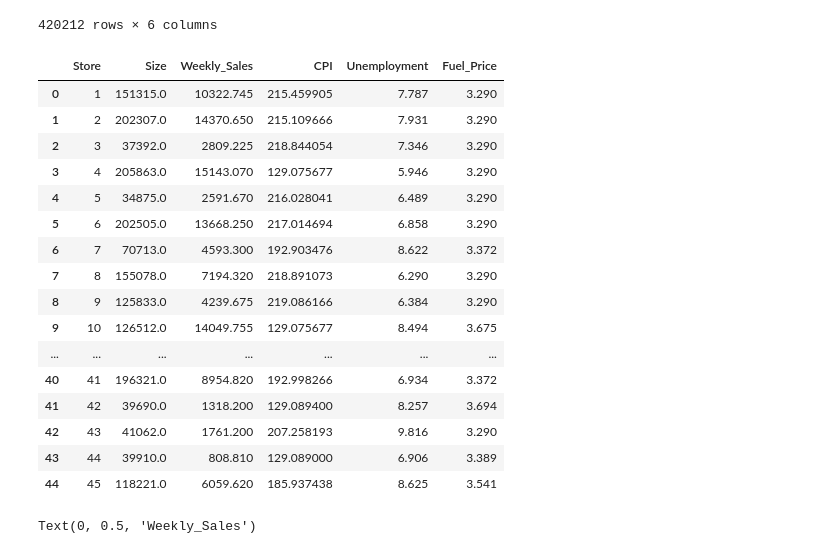
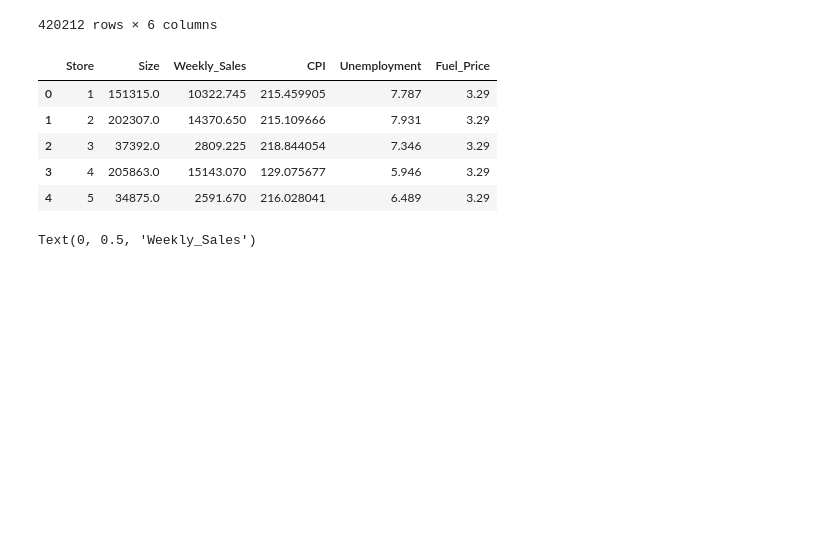
Before and after one commit to jangInw007/A4-Data-Analytics-and-Modeling, a Jupyter notebook: Group_A4_Data_Analytics_and_Modeling.ipynb, the cells around one changed output. Drawn from its saved outputs; the diff is of its cells as text; code cells hidden in the pictures; blank space fills up the shorter version.

```diff
--- a/Group_A4_Data_Analytics_and_Modeling.ipynb
+++ b/Group_A4_Data_Analytics_and_Modeling.ipynb
@@ -399,27 +399,16 @@ df1
 # %%
 # Calculate the mean of all columns in df1, grouped by Store
 df2 = df1.groupby('Store').median()
 
 # Display the result
-display(df2.reset_index())
+display(df2.reset_index().head())
 # %% [output]
 |  | Store | Size | Weekly_Sales | CPI | Unemployment | Fuel_Price |
-| 0 | 1 | 151315.0 | 10322.745 | 215.459905 | 7.787 | 3.290 |
-| 1 | 2 | 202307.0 | 14370.650 | 215.109666 | 7.931 | 3.290 |
-| 2 | 3 | 37392.0 | 2809.225 | 218.844054 | 7.346 | 3.290 |
-| 3 | 4 | 205863.0 | 15143.070 | 129.075677 | 5.946 | 3.290 |
-| 4 | 5 | 34875.0 | 2591.670 | 216.028041 | 6.489 | 3.290 |
-| 5 | 6 | 202505.0 | 13668.250 | 217.014694 | 6.858 | 3.290 |
-| 6 | 7 | 70713.0 | 4593.300 | 192.903476 | 8.622 | 3.372 |
-| 7 | 8 | 155078.0 | 7194.320 | 218.891073 | 6.290 | 3.290 |
-| 8 | 9 | 125833.0 | 4239.675 | 219.086166 | 6.384 | 3.290 |
-| 9 | 10 | 126512.0 | 14049.755 | 129.075677 | 8.494 | 3.675 |
-| ... | ... | ... | ... | ... | ... | ... |
-| 40 | 41 | 196321.0 | 8954.820 | 192.998266 | 6.934 | 3.372 |
-| 41 | 42 | 39690.0 | 1318.200 | 129.089400 | 8.257 | 3.694 |
-| 42 | 43 | 41062.0 | 1761.200 | 207.258193 | 9.816 | 3.290 |
-| 43 | 44 | 39910.0 | 808.810 | 129.089000 | 6.906 | 3.389 |
-| 44 | 45 | 118221.0 | 6059.620 | 185.937438 | 8.625 | 3.541 |
+| 0 | 1 | 151315.0 | 10322.745 | 215.459905 | 7.787 | 3.29 |
+| 1 | 2 | 202307.0 | 14370.650 | 215.109666 | 7.931 | 3.29 |
+| 2 | 3 | 37392.0 | 2809.225 | 218.844054 | 7.346 | 3.29 |
+| 3 | 4 | 205863.0 | 15143.070 | 129.075677 | 5.946 | 3.29 |
+| 4 | 5 | 34875.0 | 2591.670 | 216.028041 | 6.489 | 3.29 |
 # %%
 plt.scatter(x = df2['Size'], y = df2['Weekly_Sales'])
 plt.xlabel('Size')
```
Also changed, not shown: parts of 6 cells of this notebook.
